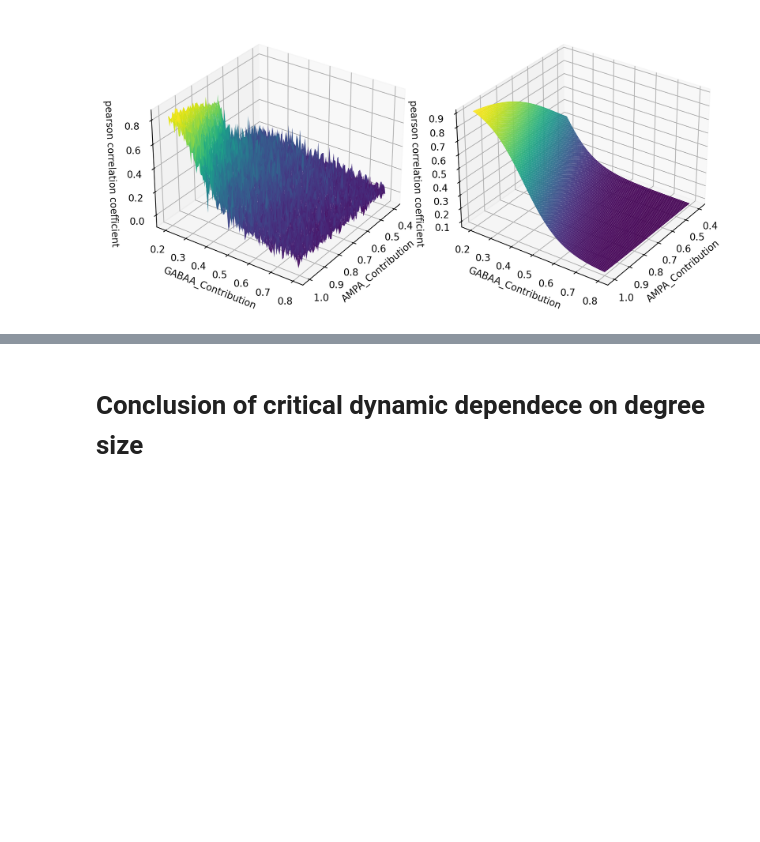
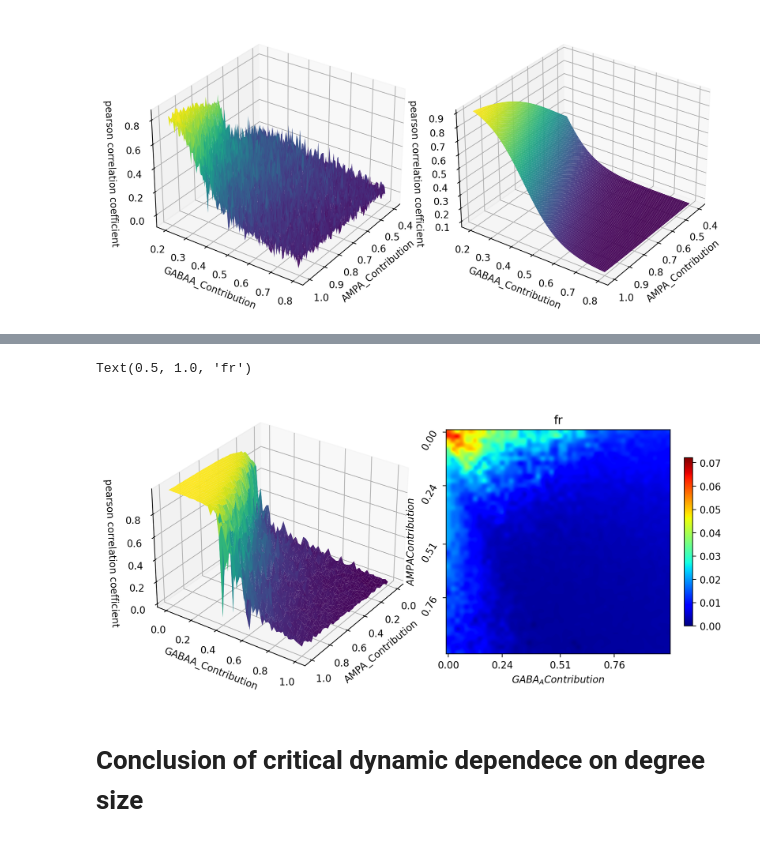
Before and after one commit to lepodl/CriticalNN, a Jupyter notebook: notebook/fig2.ipynb, the cells around one changed output, grey strips where cells are left out. Drawn from its saved outputs; the diff is of its cells as text; code cells hidden in the pictures; blank space fills up the shorter version.

```diff
--- a/notebook/fig2.ipynb
+++ b/notebook/fig2.ipynb
@@ -172,3 +187,38 @@ fig.savefig("../paper/fig/degree_influence_3d.png")
+# %%
+file2 = np.load('../data/grid_search_d500_specific_range_0to1_npoint_50.npz')
+pcc = file2['pcc']
+x = np.linspace(0., 1., 50)
+y = np.linspace(0., 1., 50)
+xx, yy = np.meshgrid(x, y, indexing="ij")
+fig = plt.figure(figsize=(10, 5), dpi=200)
+ax = fig.add_axes([0.08, 0.1, 0.4, 0.8], projection='3d')
+ax.plot_surface(xx, yy, pcc, rstride=1, cstride=1,
+                cmap='viridis', edgecolor='none')
+ax.set_xlabel("AMPA_Contribution")
+ax.set_ylabel("GABAA_Contribution")
+ax.set_zlabel("pearson correlation coefficient")
+ax.view_init(30, 35)
+
+ax = fig.add_axes([0.52, 0.1, 0.4, 0.8])
+fr = file2["mean_fr"]
+m, n = fr.shape
+im = ax.imshow(fr, cmap='jet', interpolation='gaussian')
+fig.colorbar(im, ax=ax,  shrink=0.6)
+ax.grid(False)
+yticks = np.linspace(0, m, 4, endpoint=False, dtype=np.int8)
+ax.set_yticks(yticks)
+ax.set_yticklabels([f'{data:.2f}' for data in x[yticks]], rotation=60)
+xticks = np.linspace(0, n, 4, endpoint=False, dtype=np.int8)
+# fig.gca().invert_yaxis()
+ax.set_xticks(xticks)
+ax.set_xticklabels([f'{data:.2f}' for data in y[xticks]], )
+ax.set_ylabel(r"$AMPA Contribution$")
+ax.set_xlabel(r"$GABA_{A} Contribution$")
+ax.set_title("fr")
+# fig.savefig("../paper/fig/degree_influence_3d.png")
+# %% [output]
+Text(0.5, 1.0, 'fr')
+[figure, added]
 # %% [markdown]
 # Conclusion of critical dynamic dependece on degree size
 # %%
```
Also changed, not shown: parts of 6 cells of this notebook, 16 other files.
